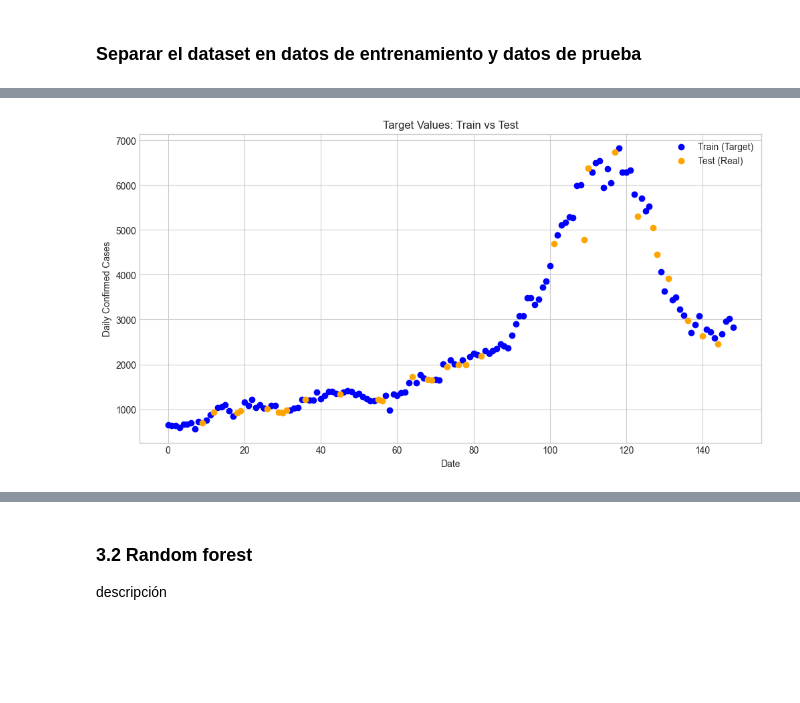
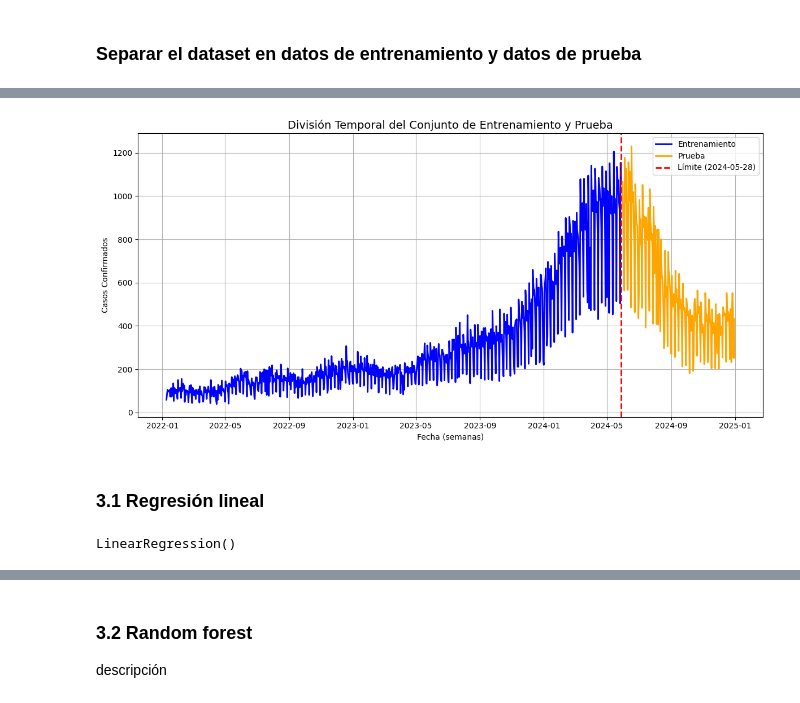
Before and after one commit to Rossy26/dengue-analysis-ml, a Jupyter notebook: dengue_notebook.ipynb, the cells around one changed output, grey strips where cells are left out. Drawn from its saved outputs; the diff is of its cells as text; code cells hidden in the pictures; blank space fills up the shorter version.

Commit message:
models done, except DNN

```diff
--- a/dengue_notebook.ipynb
+++ b/dengue_notebook.ipynb
@@ -1029,5 +1013,0 @@ df_2022_2024.head(10)
-# %%
-df_2022_2024 = df_2022_2024.dropna().reset_index(drop=True)
-
-print(df_2022_2024.shape)
-print(df_2022_2024.head())
@@ -1048,0 +1014,13 @@ print(df_2022_2024.head())
+# %%
+import pandas as pd
+import numpy as np
+from sklearn.preprocessing import StandardScaler
+from sklearn.model_selection import TimeSeriesSplit
+
+df_2022_2024 = df_2022_2024.set_index("fecha").sort_index()
+
+df_2022_2024["day_of_week"] = df_2022_2024.index.dayofweek
+df_2022_2024["is_weekend"] = df_2022_2024["day_of_week"].isin([5, 6]).astype(int)
+df_2022_2024["day_of_year"] = df_2022_2024.index.dayofyear
+df_2022_2024["month"] = df_2022_2024.index.month
+df_2022_2024["week_of_year"] = df_2022_2024.index.isocalendar().week.astype(int)
@@ -1078,12 +1127,24 @@ El conjunto de prueba tiene 30 registros
 # %%
-plt.figure(figsize=(12, 6))
-plt.scatter(y_train.index, y_train, label="Train (Target)", color="blue")
-plt.scatter(y_test.index, y_test, label="Test (Real)", color="orange")
+import matplotlib.pyplot as plt
+
+plt.figure(figsize=(12,6))
+
+# Graficar los casos confirmados de entrenamiento
+plt.plot(train.index, y_train, label="Entrenamiento", color="blue", linewidth=2)
+
+# Graficar los casos confirmados de prueba
+plt.plot(test.index, y_test, label="Prueba", color="orange", linewidth=2)
+
+# Línea vertical donde se separan los conjuntos
+plt.axvline(x=limite_fecha, color="red", linestyle="--", linewidth=2, label=f"Límite ({limite_fecha.date()})")
+
+# Detalles visuales
+plt.title("División Temporal del Conjunto de Entrenamiento y Prueba", fontsize=14)
+plt.xlabel("Fecha (semanas)")
+plt.ylabel("Casos Confirmados")
 plt.legend()
 plt.grid(True)
-plt.title("Target Values: Train vs Test")
-plt.xlabel("Date")
-plt.ylabel("Daily Confirmed Cases")
+plt.tight_layout()
 plt.show()
 # %% [output]
-[figure, old version]
+[figure, new version]
@@ -1089,0 +1153,11 @@ plt.show()
+# %% [markdown]
+### **3.1 Regresión lineal**
+# %%
+# hacer modelo de regresion lineal
+from sklearn.metrics import mean_absolute_error, mean_squared_error, r2_score
+from sklearn.linear_model import LinearRegression
+import numpy as np
+rl = LinearRegression()
+rl.fit(X_train, y_train)
+# %% [output]
+LinearRegression()
```
Also changed, not shown: parts of 50 cells of this notebook, 1 other file.
